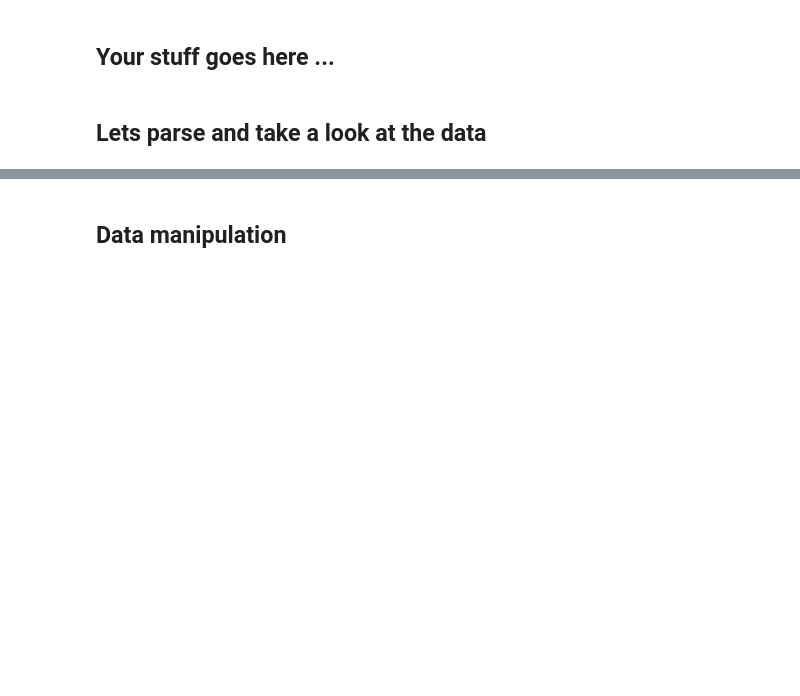
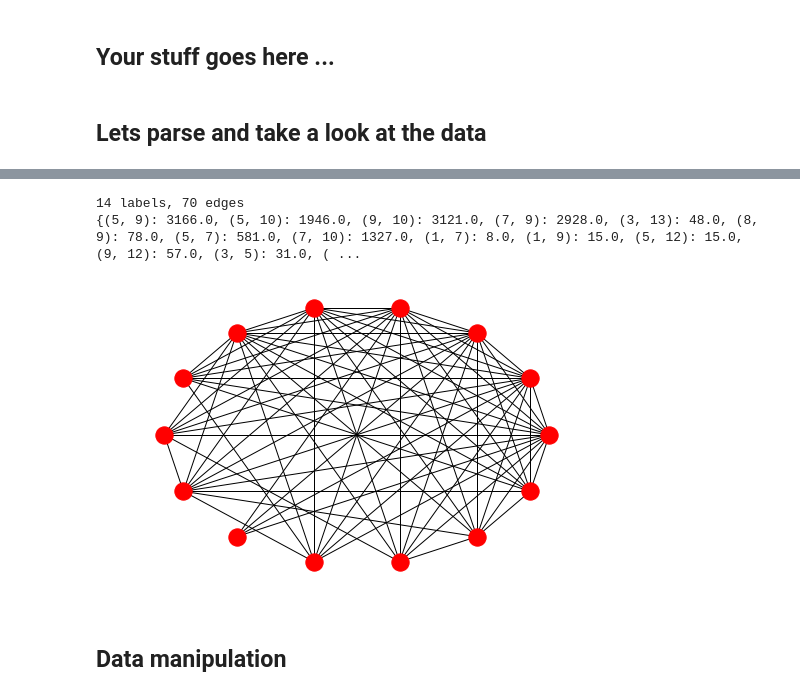
Before and after one commit to FeisEater/deePIE-project, a Jupyter notebook: image_project.ipynb, the cells around one changed output, grey strips where cells are left out. Drawn from its saved outputs; the diff is of its cells as text; code cells hidden in the pictures; blank space fills up the shorter version.

Commit message:
Added label coocurrence graph test

```diff
--- a/image_project.ipynb
+++ b/image_project.ipynb
@@ -177,3 +229,28 @@ for i in range(14):
+# %%
+# Label relations
+from skmultilearn.cluster import LabelCooccurrenceGraphBuilder
+
+
+graph_builder = LabelCooccurrenceGraphBuilder(weighted=True, include_self_edges=False)
+
+edge_map = graph_builder.transform(labs)
+print("{} labels, {} edges".format(len(constants['label_titles']), len(edge_map)))
+print(edge_map)
+# %% [output]
+14 labels, 70 edges
+{(5, 9): 3166.0, (5, 10): 1946.0, (9, 10): 3121.0, (7, 9): 2928.0, (3, 13): 48.0, (8, 9): 78.0, (5, 7): 581.0, (7, 10): 1327.0, (1, 7): 8.0, (1, 9): 15.0, (5, 12): 15.0, (9, 12): 57.0, (3, 5): 31.0, ( ...
+# %%
+import networkx as nx
+G = nx.Graph()
+
+weighted_edges = []
+for item in edge_map:
+    weighted_edges.append((*item,edge_map[item]))
+
+G.add_weighted_edges_from(weighted_edges)
+nx.draw_circular(G)
+# %% [output]
+[figure, added]
 # %% [markdown]
 ## Data manipulation
 # %%
```
Also changed, not shown: parts of 5 cells of this notebook.
